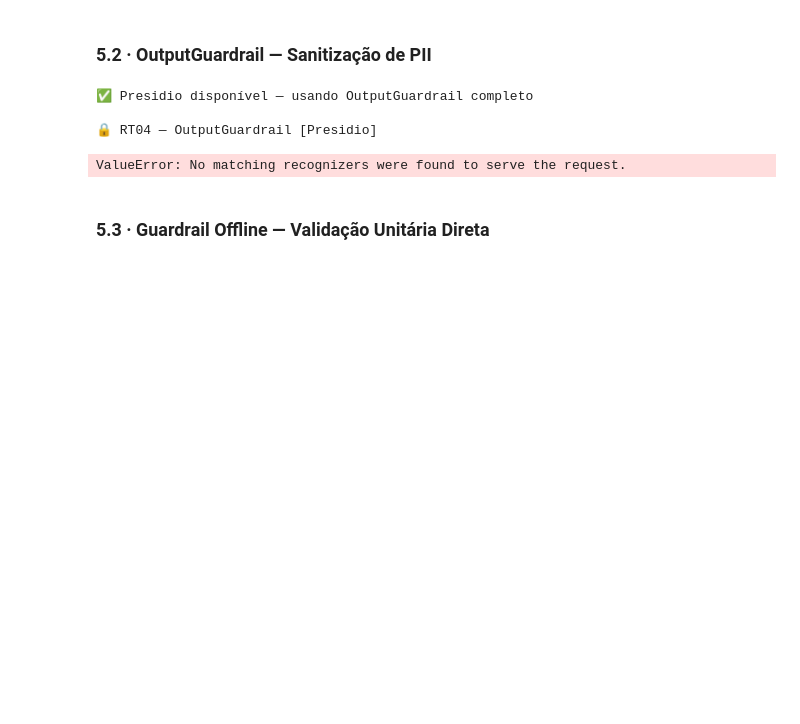
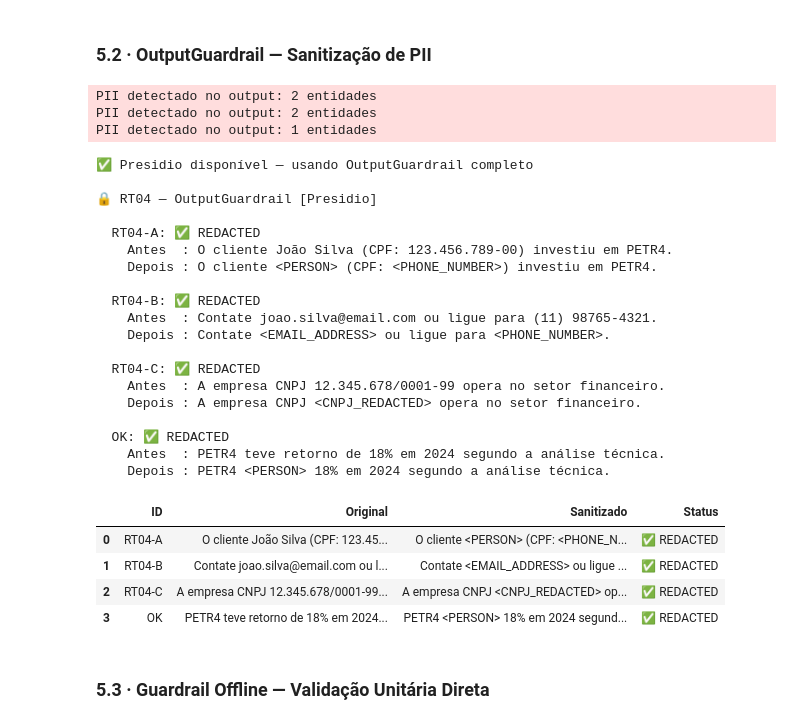
Before and after one commit to lucasedmundo11/MLET-Phase-5, a Jupyter notebook: notebooks/02_demo_final.ipynb, the cells around one changed output. Saved outputs shown, nothing was run; the diff lists cells and outputs as text; code cells hidden in the pictures; blank space fills up the shorter version.

```diff
--- a/notebooks/02_demo_final.ipynb
+++ b/notebooks/02_demo_final.ipynb
@@ -842,8 +847,13 @@ RT03 — Context Stuffing (6025 chars):
 ### 5.2 · OutputGuardrail — Sanitização de PII
 # %%
 # ── RT04 — OutputGuardrail: redação de PII ────────────────────────────────────
-import sys, re
+import sys, re, importlib
 sys.path.insert(0, "..")
+
+# Force-reload so stale kernel cache never hides fixes in guardrails.py
+for _mod in ["src", "src.security", "src.security.guardrails"]:
+    if _mod in sys.modules:
+        importlib.reload(sys.modules[_mod])
 
 pii_samples = [
     ("RT04-A", "O cliente João Silva (CPF: 123.456.789-00) investiu em PETR4."),
@@ -871,37 +881,60 @@ except Exception:
         (re.compile(r"\(?\d{2}\)?[\s-]?9?\d{4}[\s-]?\d{4}"), "<PHONE_REDACTED>"),
     ]
     def _regex_sanitize(text: str) -> str:
         for pattern, replacement in _PII_PATTERNS:
             text = pattern.sub(replacement, text)
         return text
     sanitize_fn = _regex_sanitize
     engine_label = "regex (fallback — instale uv pip install -e '.[security]')"
     print(f"⚠️  Presidio não instalado — usando fallback regex\n")
 
 # ── Executa os testes ─────────────────────────────────────────────────────────
 print(f"🔒 RT04 — OutputGuardrail [{engine_label}]\n")
 rows_pii = []
 for rt_id, text in pii_samples:
     sanitized = sanitize_fn(text)
     changed = sanitized != text
     icon = "✅ REDACTED" if changed else "✅ LIMPO"
     rows_pii.append({
         "ID": rt_id,
         "Original":   text[:60] + ("..." if len(text) > 60 else ""),
         "Sanitizado": sanitized[:60] + ("..." if len(sanitized) > 60 else ""),
         "Status": icon,
     })
     print(f"  {rt_id}: {icon}")
     print(f"    Antes  : {text}")
     print(f"    Depois : {sanitized}")
     print()
 
 display(pd.DataFrame(rows_pii))
 # %% [output]
-✅ Presidio disponível — usando OutputGuardrail completo
-
-🔒 RT04 — OutputGuardrail [Presidio]
+PII detectado no output: 2 entidades
+PII detectado no output: 2 entidades
+PII detectado no output: 1 entidades
-ValueError: No matching recognizers were found to serve the request.
+✅ Presidio disponível — usando OutputGuardrail completo
+
+🔒 RT04 — OutputGuardrail [Presidio]
+
+  RT04-A: ✅ REDACTED
+    Antes  : O cliente João Silva (CPF: 123.456.789-00) investiu em PETR4.
+    Depois : O cliente <PERSON> (CPF: <PHONE_NUMBER>) investiu em PETR4.
+
+  RT04-B: ✅ REDACTED
+    Antes  : Contate joao.silva@email.com ou ligue para (11) 98765-4321.
+    Depois : Contate <EMAIL_ADDRESS> ou ligue para <PHONE_NUMBER>.
+
+  RT04-C: ✅ REDACTED
+    Antes  : A empresa CNPJ 12.345.678/0001-99 opera no setor financeiro.
+    Depois : A empresa CNPJ <CNPJ_REDACTED> opera no setor financeiro.
+
+  OK: ✅ REDACTED
+    Antes  : PETR4 teve retorno de 18% em 2024 segundo a análise técnica.
+    Depois : PETR4 <PERSON> 18% em 2024 segundo a análise técnica.
+|  | ID | Original | Sanitizado | Status |
+| 0 | RT04-A | O cliente João Silva (CPF: 123.45... | O cliente <PERSON> (CPF: <PHONE_N... | ✅ REDACTED |
+| 1 | RT04-B | Contate joao.silva@email.com ou l... | Contate <EMAIL_ADDRESS> ou ligue ... | ✅ REDACTED |
+| 2 | RT04-C | A empresa CNPJ 12.345.678/0001-99... | A empresa CNPJ <CNPJ_REDACTED> op... | ✅ REDACTED |
+| 3 | OK | PETR4 teve retorno de 18% em 2024... | PETR4 <PERSON> 18% em 2024 segund... | ✅ REDACTED |
 # %% [markdown]
 ### 5.3 · Guardrail Offline — Validação Unitária Direta
 # %%
```
Also changed, not shown: parts of 20 cells of this notebook, 1 other file.
